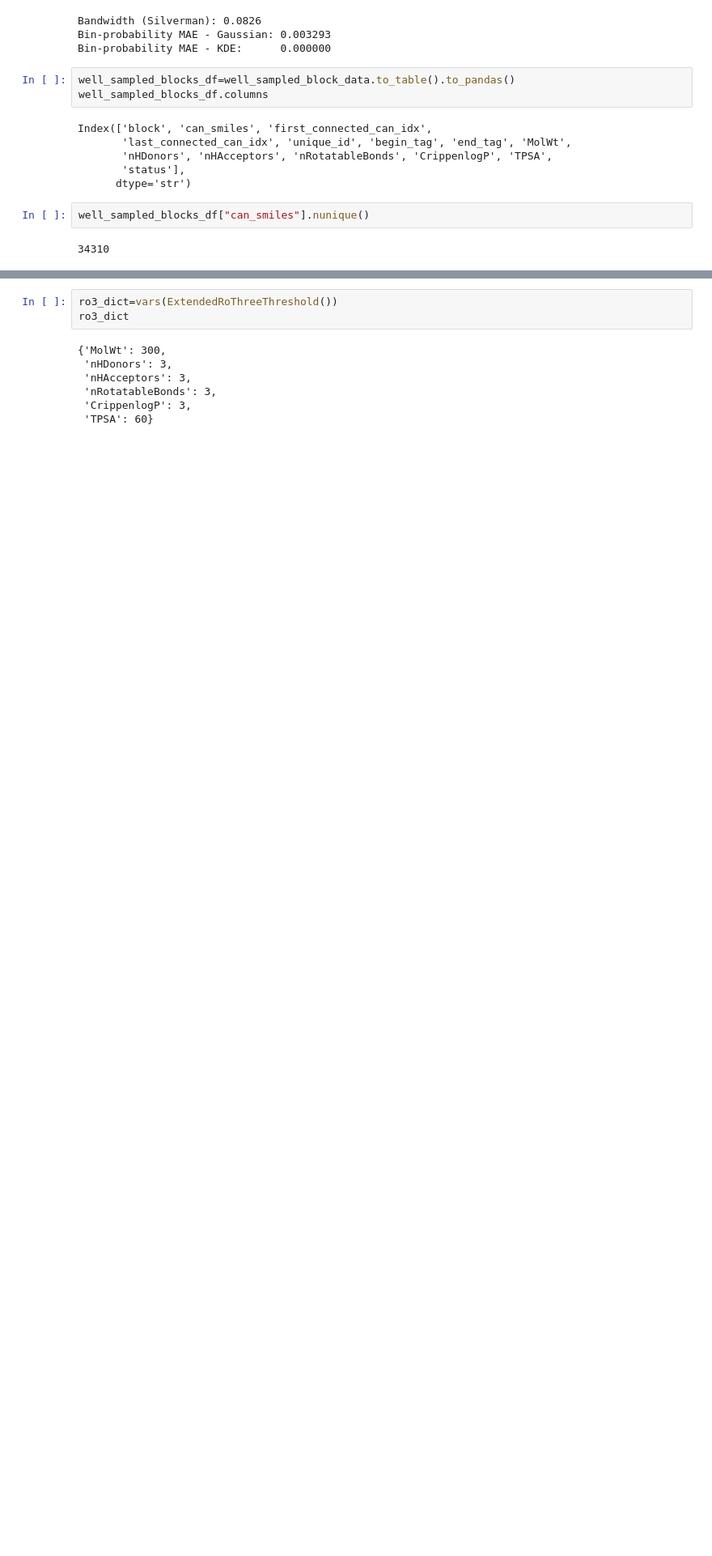
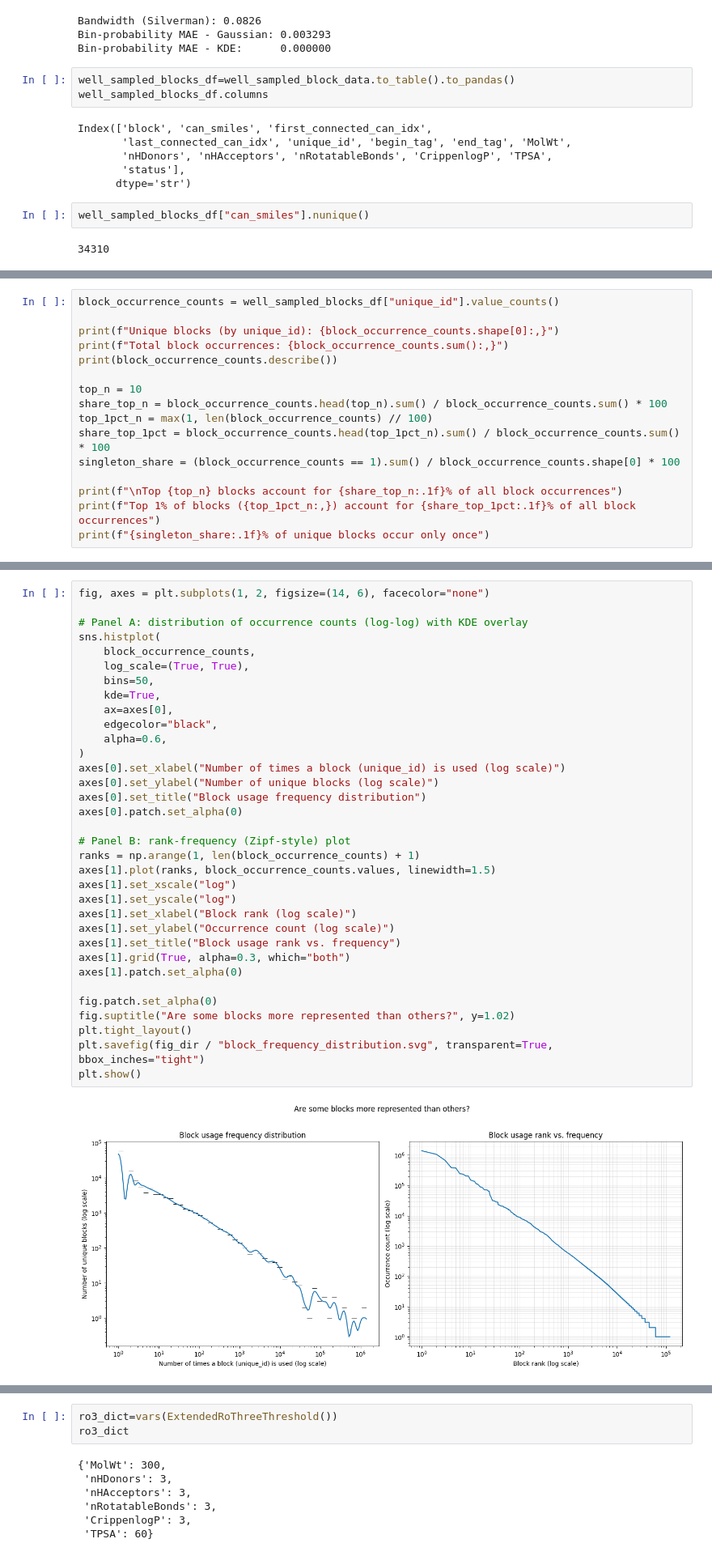
Before and after one commit to EtienneReboul/smiles_blocks, a Jupyter notebook: notebooks/5-er-smiles_fragmentation_results_analysis.ipynb, the cells around one changed output, grey strips where cells are left out. Shown at 81% size. Saved outputs shown, nothing was run; the diff lists cells and outputs as text; blank space fills up the shorter version.

Commit message:
add new block frequency figures

```diff
--- a/notebooks/5-er-smiles_fragmentation_results_analysis.ipynb
+++ b/notebooks/5-er-smiles_fragmentation_results_analysis.ipynb
@@ -342,0 +347,16 @@ well_sampled_blocks_df["can_smiles"].nunique()
+# %%
+block_occurrence_counts = well_sampled_blocks_df["unique_id"].value_counts()
+
+print(f"Unique blocks (by unique_id): {block_occurrence_counts.shape[0]:,}")
+print(f"Total block occurrences: {block_occurrence_counts.sum():,}")
+print(block_occurrence_counts.describe())
+
+top_n = 10
+share_top_n = block_occurrence_counts.head(top_n).sum() / block_occurrence_counts.sum() * 100
+top_1pct_n = max(1, len(block_occurrence_counts) // 100)
+share_top_1pct = block_occurrence_counts.head(top_1pct_n).sum() / block_occurrence_counts.sum() * 100
+singleton_share = (block_occurrence_counts == 1).sum() / block_occurrence_counts.shape[0] * 100
+
+print(f"\nTop {top_n} blocks account for {share_top_n:.1f}% of all block occurrences")
+print(f"Top 1% of blocks ({top_1pct_n:,}) account for {share_top_1pct:.1f}% of all block occurrences")
+print(f"{singleton_share:.1f}% of unique blocks occur only once")
@@ -342,0 +379,36 @@ well_sampled_blocks_df["can_smiles"].nunique()
+# %%
+fig, axes = plt.subplots(1, 2, figsize=(14, 6), facecolor="none")
+
+# Panel A: distribution of occurrence counts (log-log) with KDE overlay
+sns.histplot(
+    block_occurrence_counts,
+    log_scale=(True, True),
+    bins=50,
+    kde=True,
+    ax=axes[0],
+    edgecolor="black",
+    alpha=0.6,
+)
+axes[0].set_xlabel("Number of times a block (unique_id) is used (log scale)")
+axes[0].set_ylabel("Number of unique blocks (log scale)")
+axes[0].set_title("Block usage frequency distribution")
+axes[0].patch.set_alpha(0)
+
+# Panel B: rank-frequency (Zipf-style) plot
+ranks = np.arange(1, len(block_occurrence_counts) + 1)
+axes[1].plot(ranks, block_occurrence_counts.values, linewidth=1.5)
+axes[1].set_xscale("log")
+axes[1].set_yscale("log")
+axes[1].set_xlabel("Block rank (log scale)")
+axes[1].set_ylabel("Occurrence count (log scale)")
+axes[1].set_title("Block usage rank vs. frequency")
+axes[1].grid(True, alpha=0.3, which="both")
+axes[1].patch.set_alpha(0)
+
+fig.patch.set_alpha(0)
+fig.suptitle("Are some blocks more represented than others?", y=1.02)
+plt.tight_layout()
+plt.savefig(fig_dir / "block_frequency_distribution.svg", transparent=True, bbox_inches="tight")
+plt.show()
+# %% [output]
+[figure, added]
```
Also changed, not shown: parts of 4 cells of this notebook, 2 other files.
